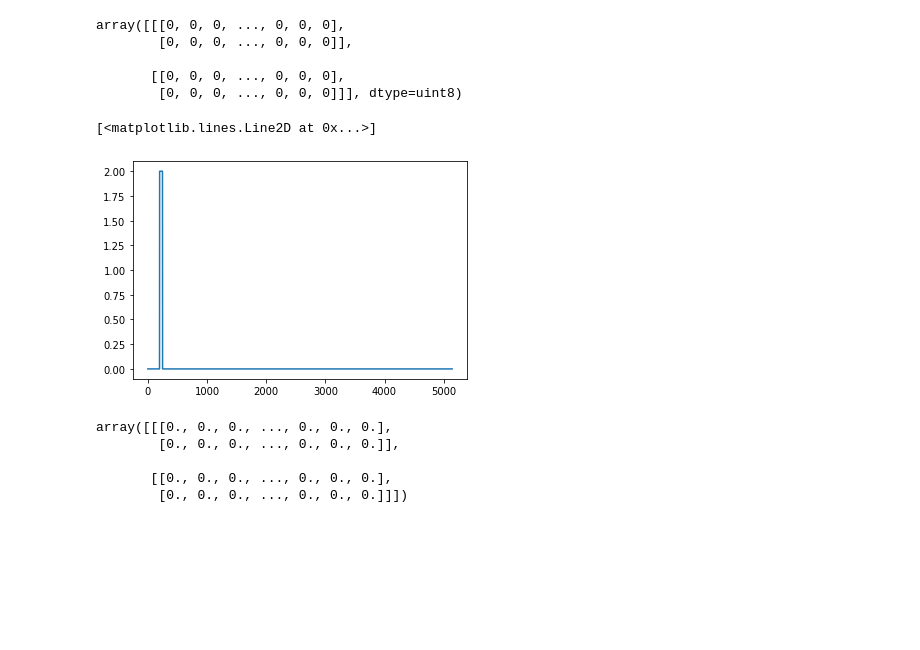
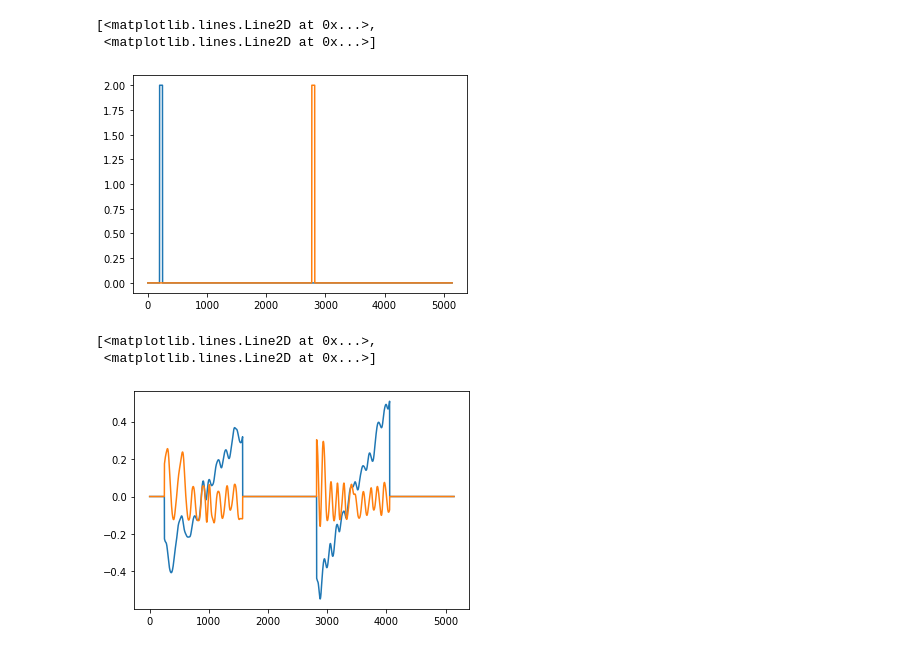
Before and after one commit to Don1Choume/innatetree, a Jupyter notebook: notebooks/DataTypeTest.ipynb, the cells around one changed output. Cells and saved outputs as stored; diff of their text form; code cells hidden in the pictures; blank space fills up the shorter version.

```diff
--- a/notebooks/DataTypeTest.ipynb
+++ b/notebooks/DataTypeTest.ipynb
@@ -13,29 +13,20 @@ from matplotlib import pyplot as plt
 # %%
 from data import MatlabGen, TimingGen, HandWritingGen
 # %%
-# data_gen = MatlabGen()
-data_gen = MatlabGen('hand')
+# data_gen1 = MatlabGen()
+data_gen1 = MatlabGen('hand')
 
-inputs1 = data_gen.gen_input()
-outputs1 = data_gen.gen_output()
+inputs1 = data_gen1.gen_input()
+outputs1 = data_gen1.gen_output()
-# %%
-inputs1
-# %% [output]
-array([[[0, 0, 0, ..., 0, 0, 0],
-        [0, 0, 0, ..., 0, 0, 0]],
-
-       [[0, 0, 0, ..., 0, 0, 0],
-        [0, 0, 0, ..., 0, 0, 0]]], dtype=uint8)
 # %%
-plt.plot(np.concatenate(inputs1, axis=1)[0, :])
+plt.plot(inputs1)
 # %% [output]
-[<matplotlib.lines.Line2D at 0x...>]
+[<matplotlib.lines.Line2D at 0x...>,
+ <matplotlib.lines.Line2D at 0x...>]
-[figure, old version]
+[figure, new version]
-# %%
-outputs1
-# %% [output]
-array([[[0., 0., 0., ..., 0., 0., 0.],
-        [0., 0., 0., ..., 0., 0., 0.]],
-
-       [[0., 0., 0., ..., 0., 0., 0.],
-        [0., 0., 0., ..., 0., 0., 0.]]])
+# %%
+plt.plot(outputs1)
+# %% [output]
+[<matplotlib.lines.Line2D at 0x...>,
+ <matplotlib.lines.Line2D at 0x...>]
+[figure, added]
```
Also changed, not shown: parts of 3 cells of this notebook, 3 other files.
